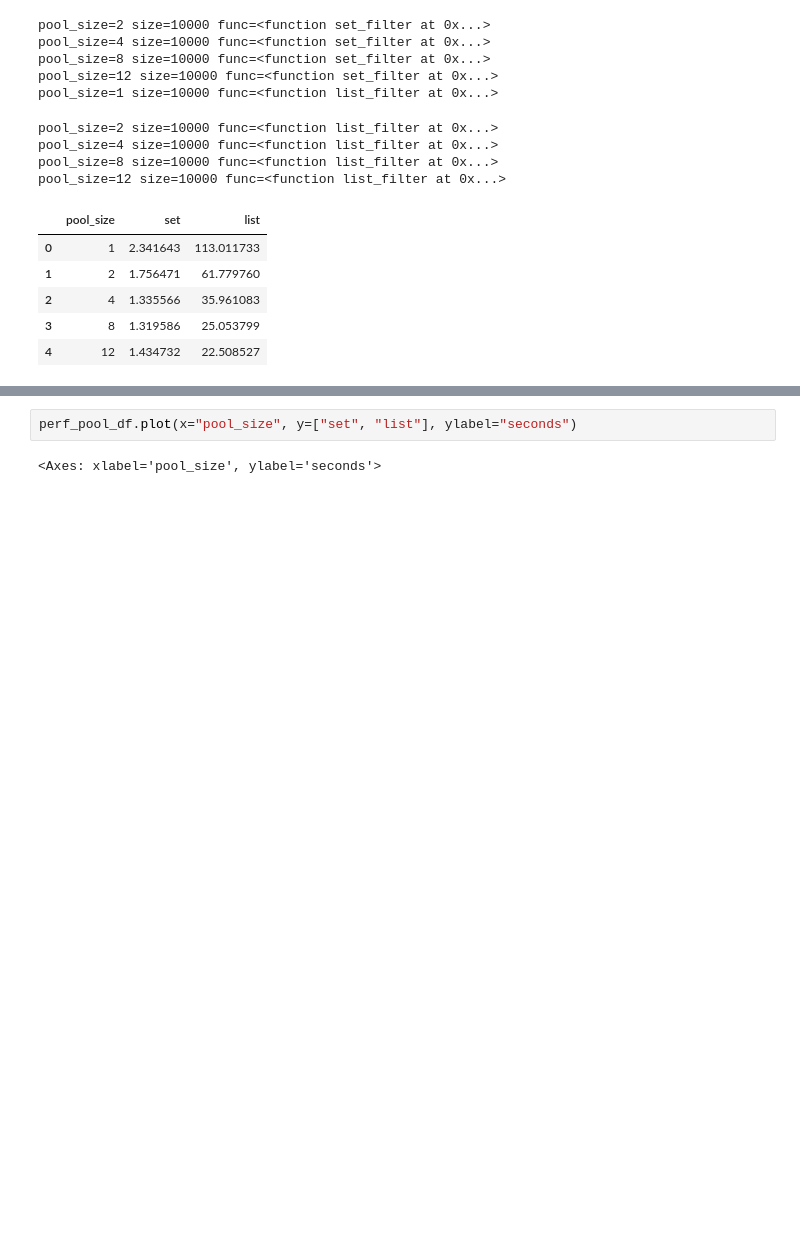
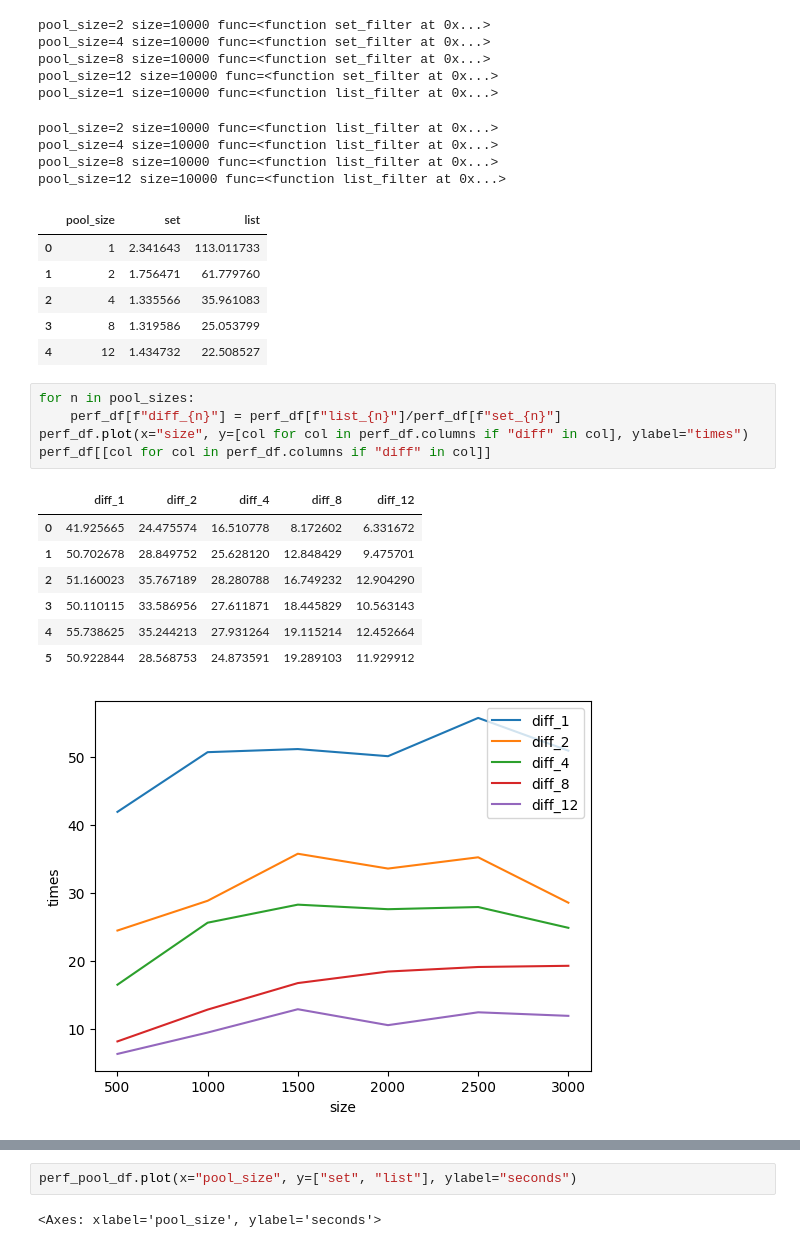
Before and after one commit to ManSmooth/481-h-02, a Jupyter notebook: h2-2.ipynb, the cells around one changed output, grey strips where cells are left out. Saved outputs shown, nothing was run; the diff lists cells and outputs as text; blank space fills up the shorter version.

```diff
--- a/h2-2.ipynb
+++ b/h2-2.ipynb
@@ -312,4 +300,18 @@ pool_size=12 size=10000 func=<function list_filter at 0x...>
 | 2 | 4 | 1.335566 | 35.961083 |
 | 3 | 8 | 1.319586 | 25.053799 |
 | 4 | 12 | 1.434732 | 22.508527 |
+# %%
+for n in pool_sizes:
+    perf_df[f"diff_{n}"] = perf_df[f"list_{n}"]/perf_df[f"set_{n}"]
+perf_df.plot(x="size", y=[col for col in perf_df.columns if "diff" in col], ylabel="times")
+perf_df[[col for col in perf_df.columns if "diff" in col]]
+# %% [output]
+|  | diff_1 | diff_2 | diff_4 | diff_8 | diff_12 |
+| 0 | 41.925665 | 24.475574 | 16.510778 | 8.172602 | 6.331672 |
+| 1 | 50.702678 | 28.849752 | 25.628120 | 12.848429 | 9.475701 |
+| 2 | 51.160023 | 35.767189 | 28.280788 | 16.749232 | 12.904290 |
+| 3 | 50.110115 | 33.586956 | 27.611871 | 18.445829 | 10.563143 |
+| 4 | 55.738625 | 35.244213 | 27.931264 | 19.115214 | 12.452664 |
+| 5 | 50.922844 | 28.568753 | 24.873591 | 19.289103 | 11.929912 |
+[figure, added]
 # %%
```
Also changed, not shown: parts of 6 cells of this notebook.
